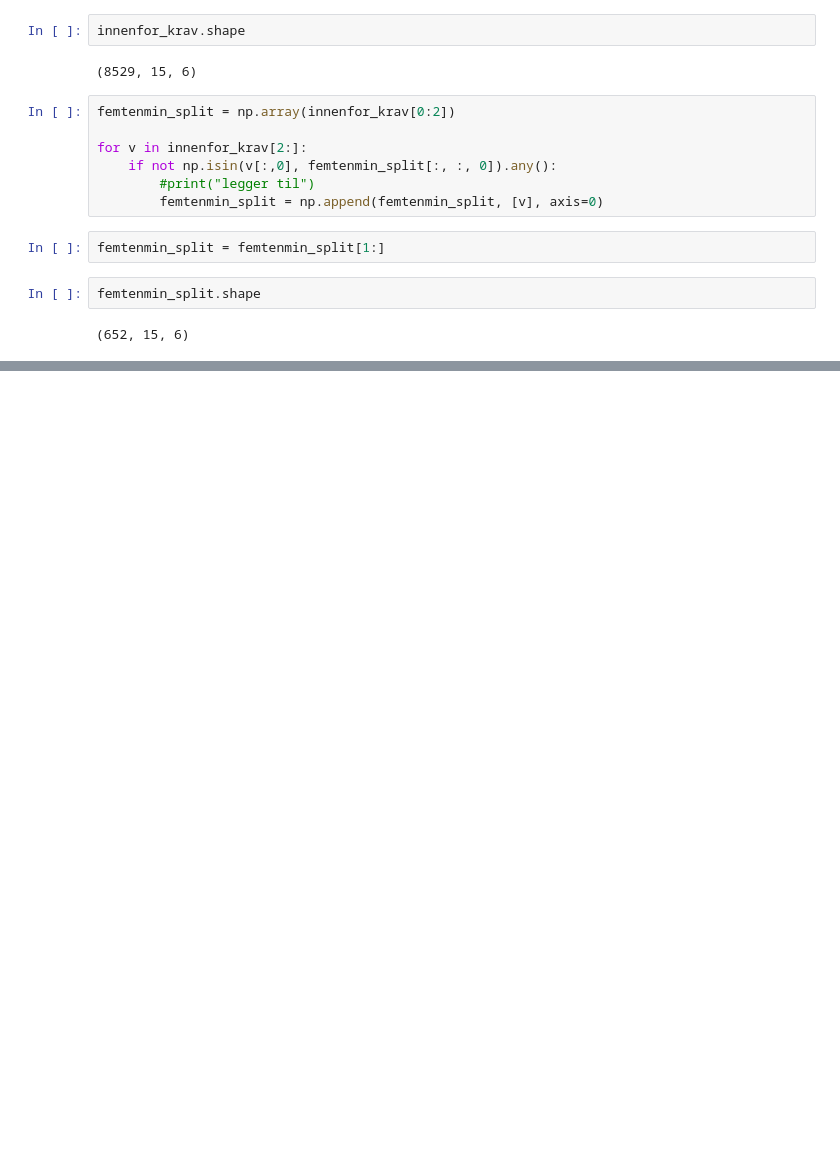
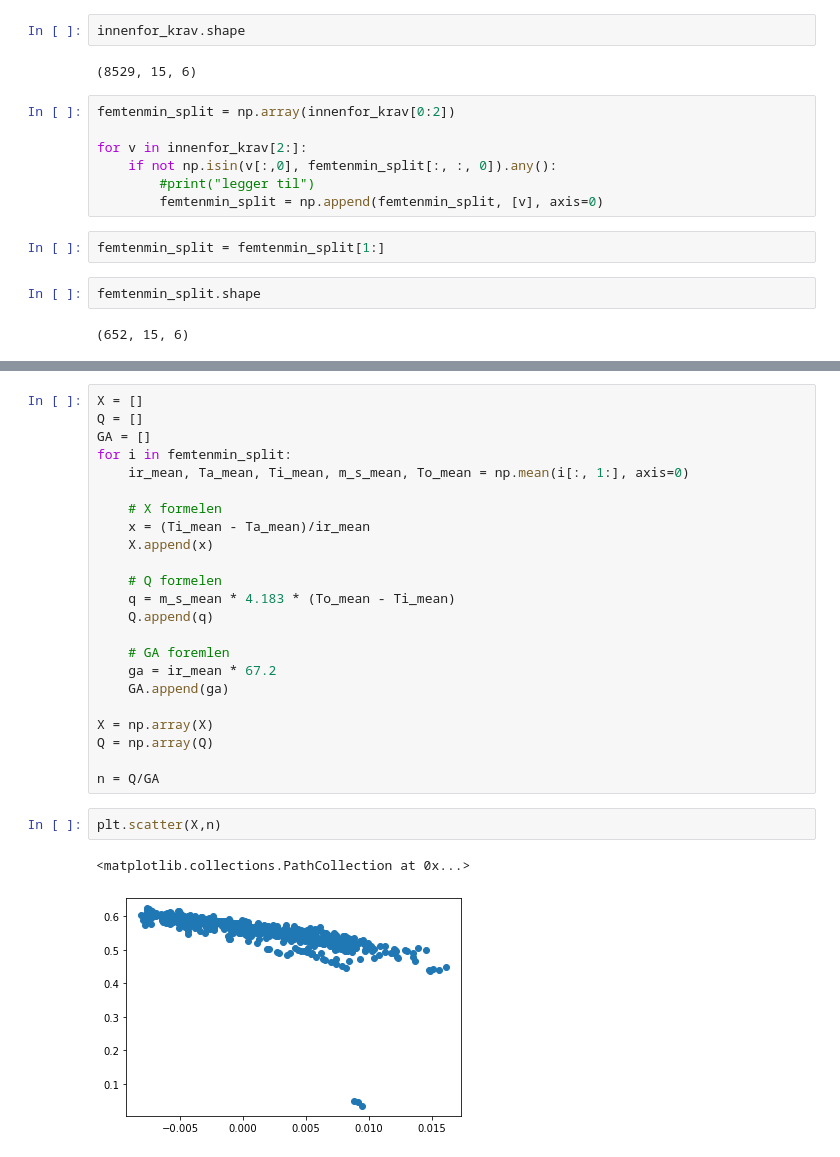
Before and after one commit to stianteien/FYS375-Solcelle, a Jupyter notebook: Databehandling.ipynb, the cells around one changed output, grey strips where cells are left out. Saved outputs shown, nothing was run; the diff lists cells and outputs as text; blank space fills up the shorter version.

```diff
--- a/Databehandling.ipynb
+++ b/Databehandling.ipynb
@@ -100,0 +118,28 @@ femtenmin_split.shape
+# %%
+X = []
+Q = []
+GA = []
+for i in femtenmin_split:
+    ir_mean, Ta_mean, Ti_mean, m_s_mean, To_mean = np.mean(i[:, 1:], axis=0)
+
+    # X formelen
+    x = (Ti_mean - Ta_mean)/ir_mean
+    X.append(x)
+
+    # Q formelen
+    q = m_s_mean * 4.183 * (To_mean - Ti_mean)
+    Q.append(q)
+
+    # GA foremlen
+    ga = ir_mean * 67.2
+    GA.append(ga)
+
+X = np.array(X)
+Q = np.array(Q)
+
+n = Q/GA
+# %%
+plt.scatter(X,n)
+# %% [output]
+<matplotlib.collections.PathCollection at 0x...>
+[figure, added]
```
Also changed, not shown: parts of 4 cells of this notebook.
